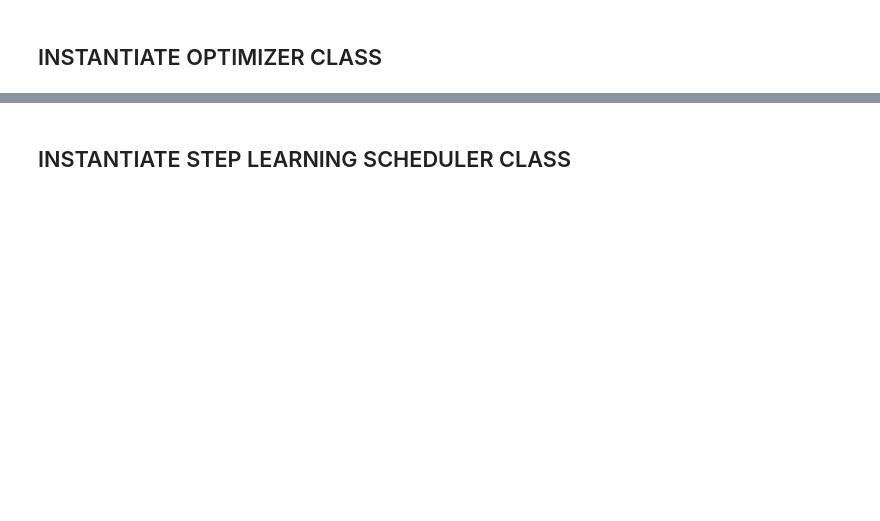
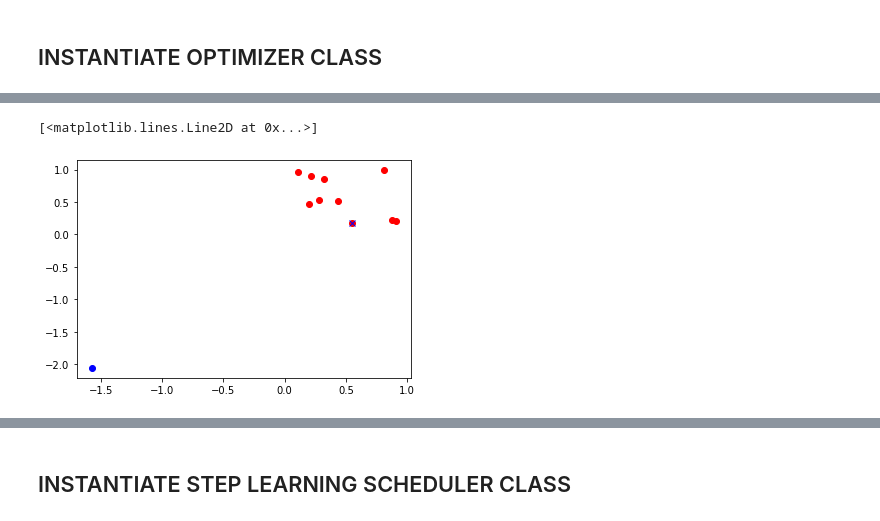
Before and after one commit to JTT94/optimal_quantization, a Jupyter notebook: notebooks/Gaussian Quantization.ipynb, the cells around one changed output, grey strips where cells are left out. Saved outputs shown, nothing was run; the diff lists cells and outputs as text; code cells hidden in the pictures; blank space fills up the shorter version.

```diff
--- a/notebooks/Gaussian Quantization.ipynb
+++ b/notebooks/Gaussian Quantization.ipynb
@@ -61,0 +130,12 @@ optimizer_map = torch.optim.SGD([g], lr=learning_rate, momentum=0.9, nesterov=Tr
+# %%
+ys = y.detach().numpy()
+plt.plot(ys[:,0],ys[:,1], 'ro')
+x = normal_dist.sample()
+y_plot = y[torch.argmax(er_chi(x, y, g, epsilon))].detach().numpy()
+
+x = x.numpy()
+plt.plot(x[0],x[1],'bo')
+plt.plot(y_plot[0],y_plot[1],'bx')
+# %% [output]
+[<matplotlib.lines.Line2D at 0x...>]
+[figure, added]
```
Also changed, not shown: parts of 29 cells of this notebook, 1 other file.
